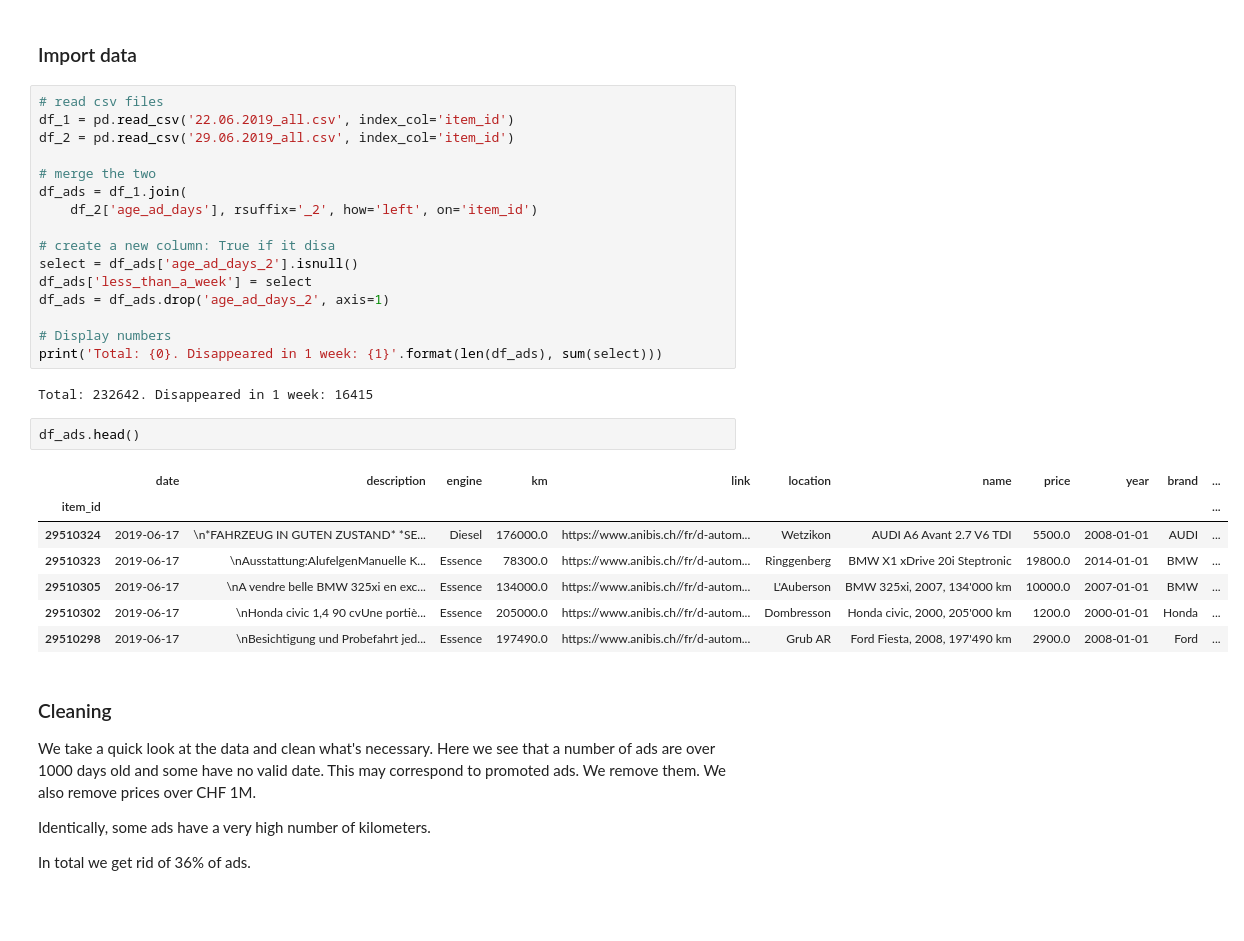
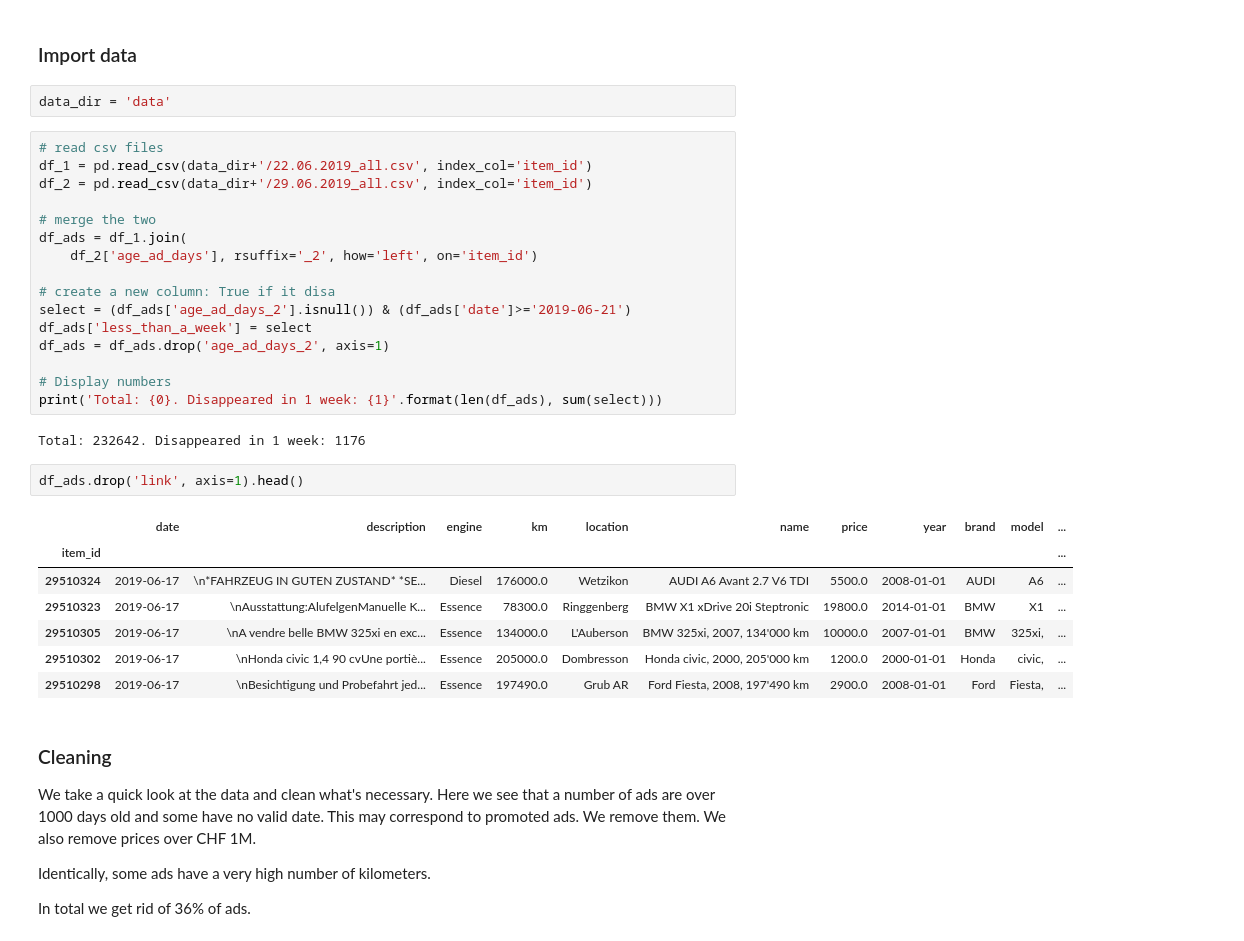
Before and after one commit to jcoupon/used_car_pricing, a Jupyter notebook: audi_A3_price.ipynb, the cells around one changed output. Drawn from its saved outputs; the diff is of its cells as text; blank space fills up the shorter version.

```diff
--- a/audi_A3_price.ipynb
+++ b/audi_A3_price.ipynb
@@ -54,34 +54,36 @@ As usual the goal is to find the best compromise between getting as much data as
 The scraping has been done twice. The first time on June 22nd and one week later. The goal is to see which typical ads have disappeared in the interval (i.e. if they were sold rapidely).
 # %% [markdown]
 ### Import data
+# %%
+data_dir = 'data'
 # %%
 # read csv files
-df_1 = pd.read_csv('22.06.2019_all.csv', index_col='item_id')
-df_2 = pd.read_csv('29.06.2019_all.csv', index_col='item_id')
+df_1 = pd.read_csv(data_dir+'/22.06.2019_all.csv', index_col='item_id')
+df_2 = pd.read_csv(data_dir+'/29.06.2019_all.csv', index_col='item_id')
 
 # merge the two
 df_ads = df_1.join(
     df_2['age_ad_days'], rsuffix='_2', how='left', on='item_id')
 
 # create a new column: True if it disa
-select = df_ads['age_ad_days_2'].isnull()
+select = (df_ads['age_ad_days_2'].isnull()) & (df_ads['date']>='2019-06-21')
 df_ads['less_than_a_week'] = select
 df_ads = df_ads.drop('age_ad_days_2', axis=1)
 
 # Display numbers
 print('Total: {0}. Disappeared in 1 week: {1}'.format(len(df_ads), sum(select)))
 # %% [output]
-Total: 232642. Disappeared in 1 week: 16415
+Total: 232642. Disappeared in 1 week: 1176
 # %%
-df_ads.head()
+df_ads.drop('link', axis=1).head()
 # %% [output]
-|  | date | description | engine | km | link | location | name | price | year | brand | ... |
+|  | date | description | engine | km | location | name | price | year | brand | model | ... |
 | item_id |  |  |  |  |  |  |  |  |  |  | ... |
-| 29510324 | 2019-06-17 | \n*FAHRZEUG IN GUTEN ZUSTAND* *SE... | Diesel | 176000.0 | https://www.anibis.ch//fr/d-autom... | Wetzikon | AUDI A6 Avant 2.7 V6 TDI | 5500.0 | 2008-01-01 | AUDI | ... |
-| 29510323 | 2019-06-17 | \nAusstattung:AlufelgenManuelle K... | Essence | 78300.0 | https://www.anibis.ch//fr/d-autom... | Ringgenberg | BMW X1 xDrive 20i Steptronic | 19800.0 | 2014-01-01 | BMW | ... |
-| 29510305 | 2019-06-17 | \nA vendre belle BMW 325xi en exc... | Essence | 134000.0 | https://www.anibis.ch//fr/d-autom... | L'Auberson | BMW 325xi, 2007, 134'000 km | 10000.0 | 2007-01-01 | BMW | ... |
-| 29510302 | 2019-06-17 | \nHonda civic 1,4 90 cvUne portiè... | Essence | 205000.0 | https://www.anibis.ch//fr/d-autom... | Dombresson | Honda civic, 2000, 205'000 km | 1200.0 | 2000-01-01 | Honda | ... |
-| 29510298 | 2019-06-17 | \nBesichtigung und Probefahrt jed... | Essence | 197490.0 | https://www.anibis.ch//fr/d-autom... | Grub AR | Ford Fiesta, 2008, 197'490 km | 2900.0 | 2008-01-01 | Ford | ... |
+| 29510324 | 2019-06-17 | \n*FAHRZEUG IN GUTEN ZUSTAND* *SE... | Diesel | 176000.0 | Wetzikon | AUDI A6 Avant 2.7 V6 TDI | 5500.0 | 2008-01-01 | AUDI | A6 | ... |
+| 29510323 | 2019-06-17 | \nAusstattung:AlufelgenManuelle K... | Essence | 78300.0 | Ringgenberg | BMW X1 xDrive 20i Steptronic | 19800.0 | 2014-01-01 | BMW | X1 | ... |
+| 29510305 | 2019-06-17 | \nA vendre belle BMW 325xi en exc... | Essence | 134000.0 | L'Auberson | BMW 325xi, 2007, 134'000 km | 10000.0 | 2007-01-01 | BMW | 325xi, | ... |
+| 29510302 | 2019-06-17 | \nHonda civic 1,4 90 cvUne portiè... | Essence | 205000.0 | Dombresson | Honda civic, 2000, 205'000 km | 1200.0 | 2000-01-01 | Honda | civic, | ... |
+| 29510298 | 2019-06-17 | \nBesichtigung und Probefahrt jed... | Essence | 197490.0 | Grub AR | Ford Fiesta, 2008, 197'490 km | 2900.0 | 2008-01-01 | Ford | Fiesta, | ... |
 # %% [markdown]
 ### Cleaning
 
```
Also changed, not shown: parts of 66 cells of this notebook, 2 other files.
